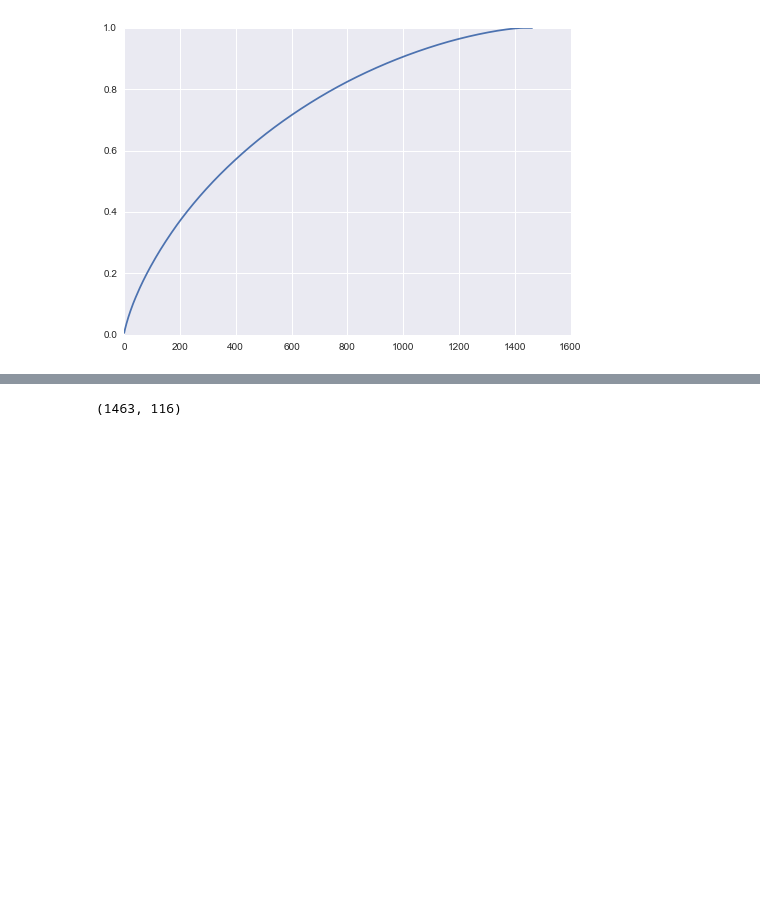
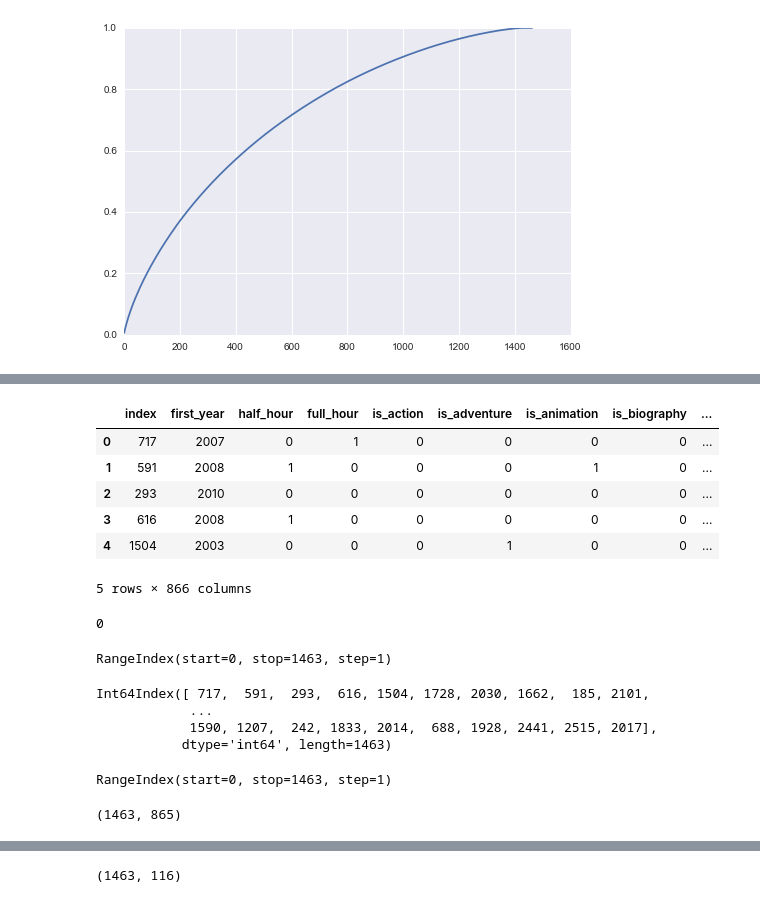
Before and after one commit to cgeppig/Will_My_Show_Get_Cancelled, a Jupyter notebook: Capstone Modeling.ipynb, the cells around one changed output, grey strips where cells are left out. Saved outputs shown, nothing was run; the diff lists cells and outputs as text; code cells hidden in the pictures; blank space fills up the shorter version.

```diff
--- a/Capstone Modeling.ipynb
+++ b/Capstone Modeling.ipynb
@@ -418,6 +435,6 @@ scaler = StandardScaler().fit_transform(tfidf2)
 # %%
 ## running pca
 
-pca = PCA()
+pca = PCA(n_components=750)
 
 pca_plot = pca.fit_transform(scaler)
@@ -428,0 +486,2 @@ plt.plot(np.cumsum(pca.explained_variance_ratio_))
+# %%
+x_train_pca = x_train_noindex.join(pd.DataFrame(pca_plot))
@@ -429 +498,34 @@ plt.plot(np.cumsum(pca.explained_variance_ratio_))
+# %%
+x_train_pca.head()
+# %% [output]
+|  | index | first_year | half_hour | full_hour | is_action | is_adventure | is_animation | is_biography | ... |
+| 0 | 717 | 2007 | 0 | 1 | 0 | 0 | 0 | 0 | ... |
+| 1 | 591 | 2008 | 1 | 0 | 0 | 0 | 1 | 0 | ... |
+| 2 | 293 | 2010 | 0 | 0 | 0 | 0 | 0 | 0 | ... |
+| 3 | 616 | 2008 | 1 | 0 | 0 | 0 | 0 | 0 | ... |
+| 4 | 1504 | 2003 | 0 | 0 | 0 | 1 | 0 | 0 | ... |
+5 rows × 866 columns
+# %%
+x_train_pca.isnull().sum().sum()
+# %% [output]
+0
+# %%
+x_train_pca.index
+# %% [output]
+RangeIndex(start=0, stop=1463, step=1)
+# %%
+x_train.index
+# %% [output]
+Int64Index([ 717,  591,  293,  616, 1504, 1728, 2030, 1662,  185, 2101,
+            ...
+            1590, 1207,  242, 1833, 2014,  688, 1928, 2441, 2515, 2017],
+           dtype='int64', length=1463)
+# %%
+pd.DataFrame(pca_plot).index
+# %% [output]
+RangeIndex(start=0, stop=1463, step=1)
+# %%
+x_train_pca.shape
+# %% [output]
+(1463, 865)
 # %% [markdown]
```
Also changed, not shown: parts of 40 cells of this notebook, 1 other file.
